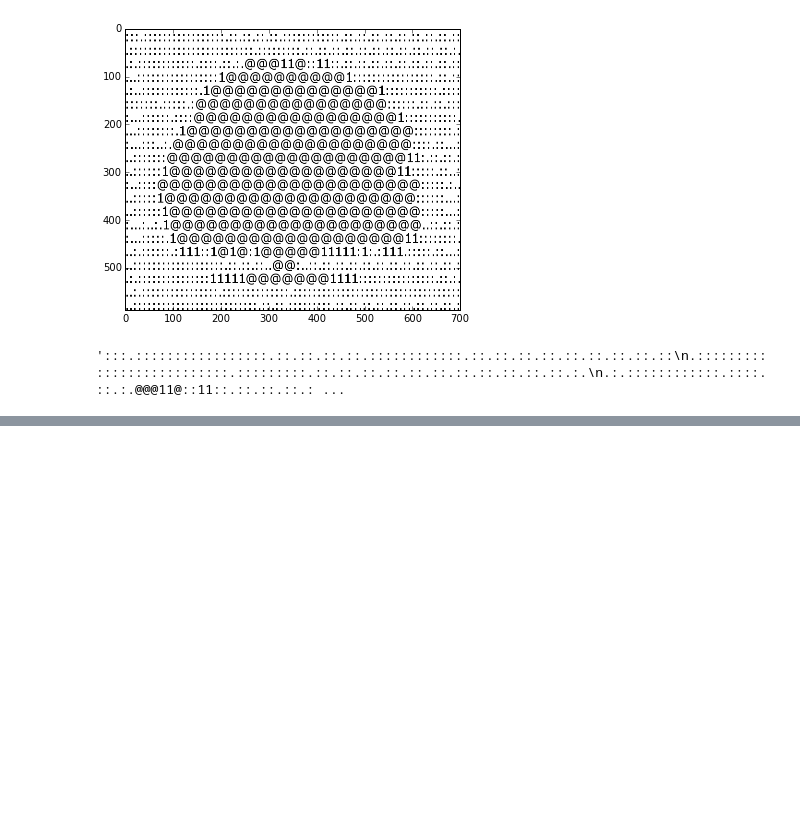
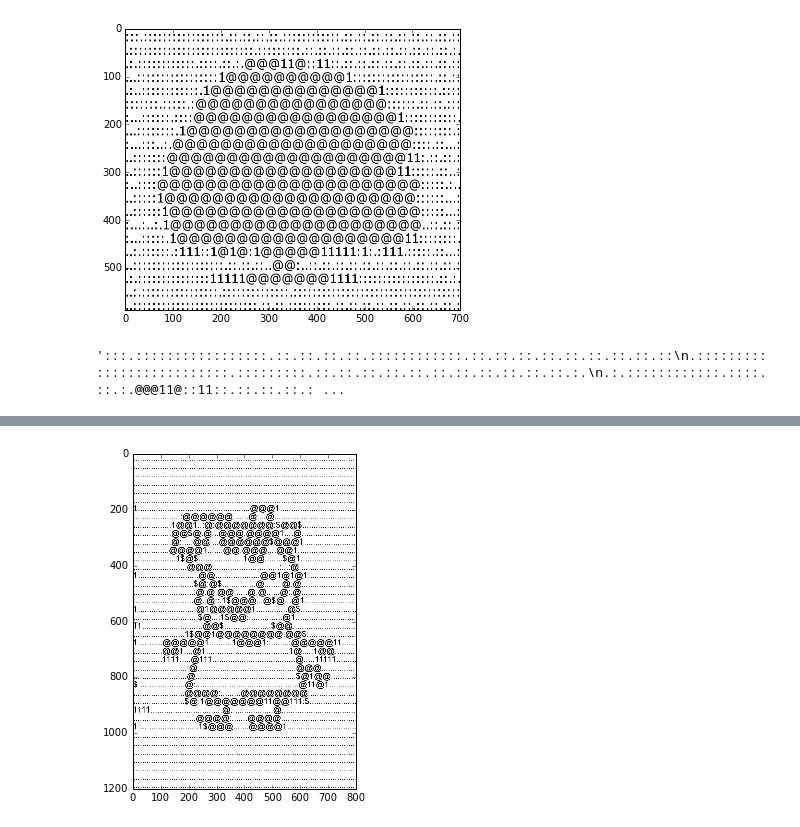
Before and after one commit to max777alex/image-to-ascii, a Jupyter notebook: project.ipynb, the cells around one changed output, grey strips where cells are left out. Drawn from its saved outputs; the diff is of its cells as text; code cells hidden in the pictures; blank space fills up the shorter version.

```diff
--- a/project.ipynb
+++ b/project.ipynb
@@ -450,0 +479,13 @@ class OpticalFlowDP(object):
+# %%
+image = Image.open('peppa.png')
+image = rgb2gray(image)
+image = filters.gaussian_filter(image, 2)
+image = 1.-feature.canny(image)
+image = filters.gaussian_filter(image,2)
+image = toUINT(image)
+image = binarizer(image)
+font = 'arial.ttf'
+prob = LDDP(image, font, 30)
+sym =  prob.convert(ord1=1, ord2='nuc', C=0.0)
+# %% [output]
+[figure, added]
```
Also changed, not shown: parts of 10 cells of this notebook.
